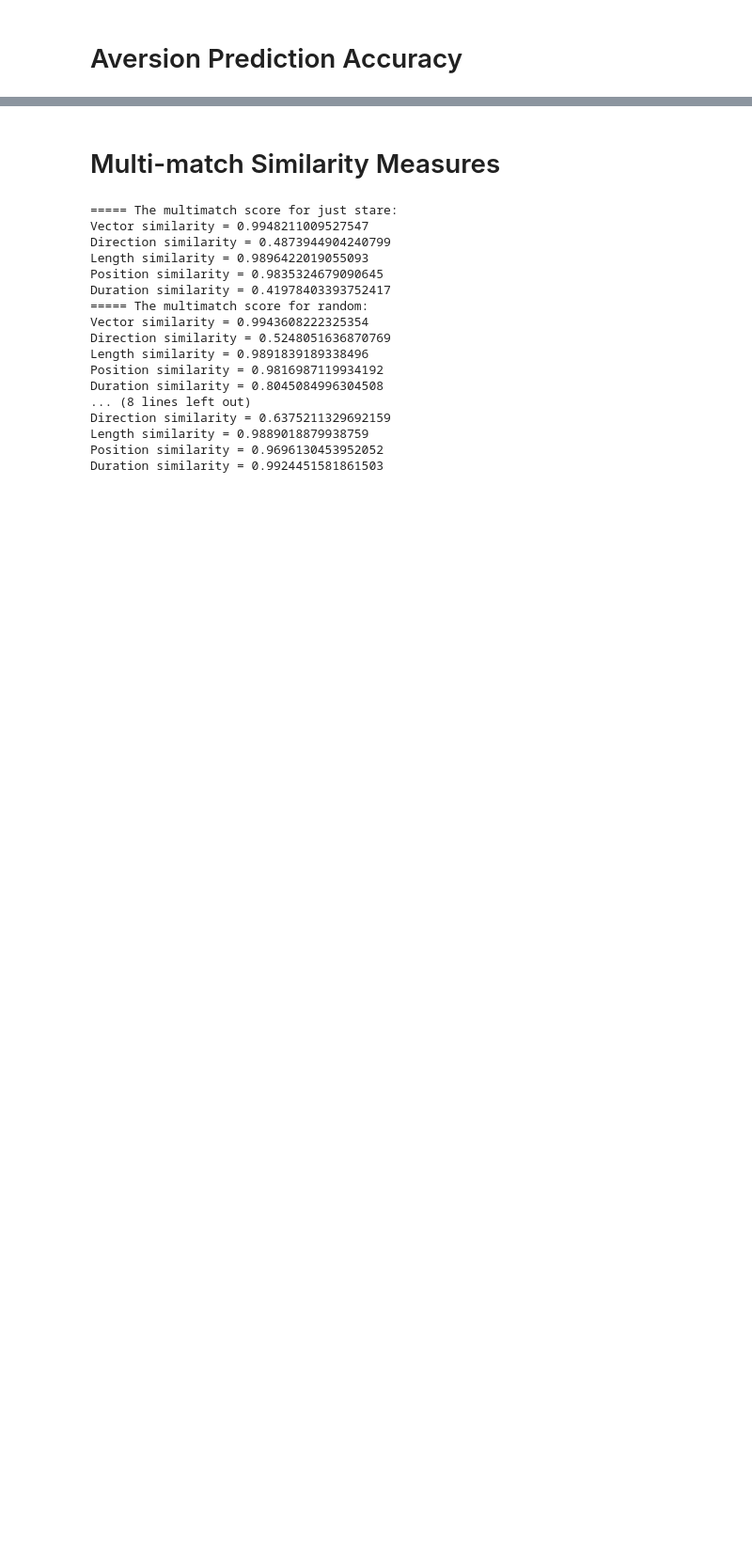
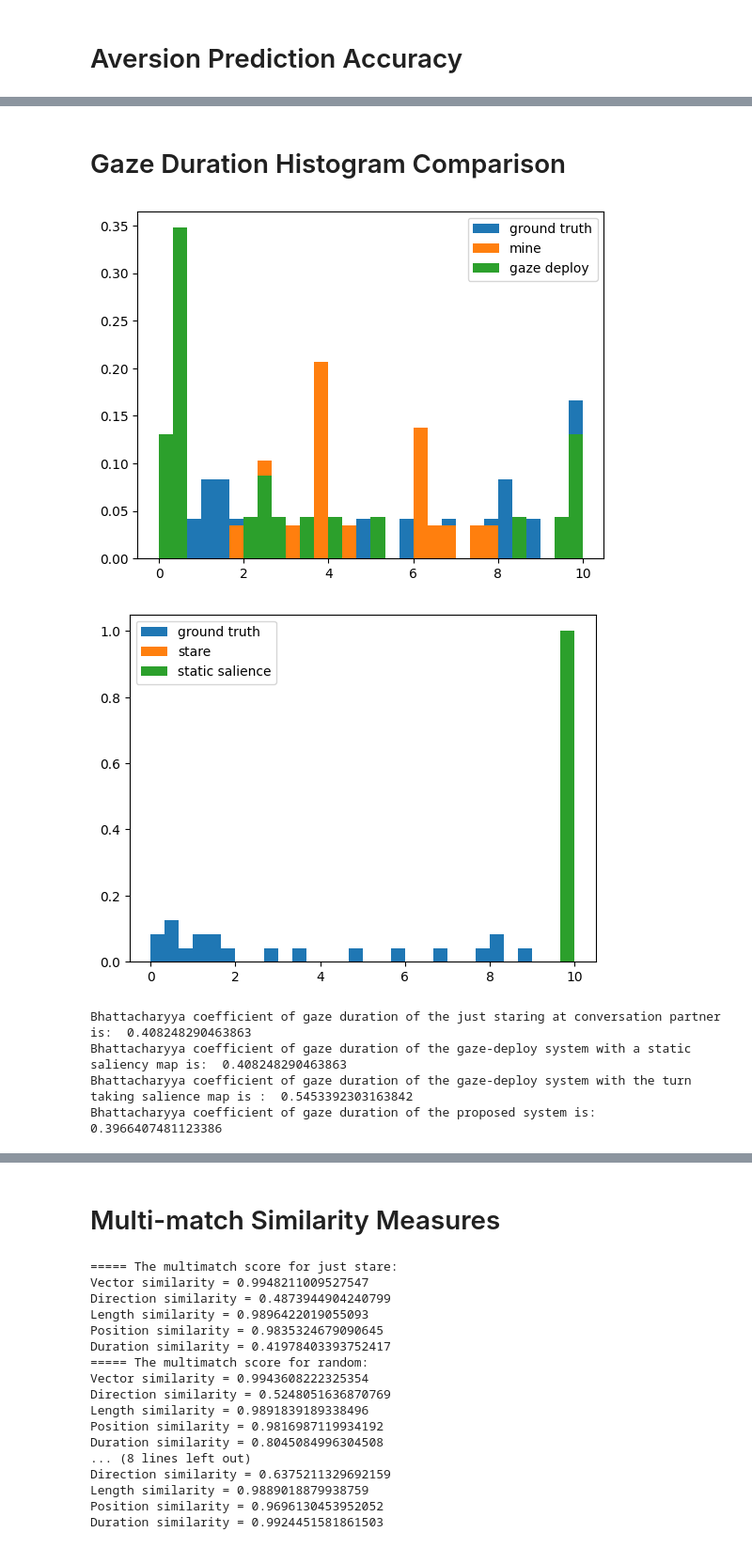
Before and after one commit to EvanSamaa/Gaze_project, a Jupyter notebook: evaluation/naive_evaluation.ipynb, the cells around one changed output, grey strips where cells are left out. Shown at 94% size. Saved outputs shown, nothing was run; the diff lists cells and outputs as text; code cells hidden in the pictures; blank space fills up the shorter version.

```diff
--- a/evaluation/naive_evaluation.ipynb
+++ b/evaluation/naive_evaluation.ipynb
@@ -323,0 +498,2 @@ e
+# %% [markdown]
+# Gaze Duration Histogram Comparison
@@ -323,0 +565,78 @@ e
+# %%
+
+
+# get aligned look-at-point positions
+gt = gt_interp(times)
+method_mine = ek_interp(times)
+method_gd = gp_ek_interp(times)
+method_ss = ss_ek_interp(times)
+method_st = st_ek_interp(times)
+
+# get the cluster centers
+centers = agentScene1.get_all_positions(coordinate_space="local")
+centers = rotation_angles_frome_positions(centers)
+
+# given raw datas, cluster them to the cluster centers as per distance
+gt_fixation = dispersion_filtering(times, gt)
+mine_fixation = dispersion_filtering(times, method_mine)
+gd_fixation = dispersion_filtering(times, method_gd)
+ss_fixation = dispersion_filtering(times, method_ss)
+st_fixation = dispersion_filtering(times, method_st)
+st_fixation = np.concatenate([st_fixation], axis=0)
+
+# clustering the fixation points to get some nice duration information
+gt_fixation = get_fixation_targets(gt_fixation, centers)
+mine_fixation = get_fixation_targets(mine_fixation, centers)
+gd_fixation = get_fixation_targets(gd_fixation, centers)
+ss_fixation = get_fixation_targets(ss_fixation, centers)
+st_fixation = get_fixation_targets(st_fixation, centers)
+
+gt_fixation[:, 1] = np.where(gt_fixation[:, 1] > 10, 10, gt_fixation[:, 1])
+mine_fixation[:, 1] = np.where(mine_fixation[:, 1] > 10, 10, mine_fixation[:, 1])
+gd_fixation[:, 1] = np.where(gd_fixation[:, 1] > 10, 10, gd_fixation[:, 1])
+ss_fixation[:, 1] = np.where(ss_fixation[:, 1] > 10, 10, ss_fixation[:, 1])
+st_fixation[:, 1] = np.where(st_fixation[:, 1] > 10, 10, st_fixation[:, 1])
+
+
+bin_count = 30
+histo_range = [0, max(st_fixation[-1, 1], mine_fixation[-1, 1], gd_fixation[-1, 1], ss_fixation[-1, 1], gt_fixation[-1, 1])]
+
+gt_hist, gt_bins = np.histogram(gt_fixation[:, 1], bins=bin_count, range = histo_range)
+mine_hist, mine_bins = np.histogram(mine_fixation[:, 1], bins=bin_count, range = histo_range)
+gd_hist, gd_bins = np.histogram(gd_fixation[:, 1], bins=bin_count, range = histo_range)
+ss_hist, ss_bins = np.histogram(ss_fixation[:, 1], bins=bin_count, range = histo_range)
+st_hist, st_bins = np.histogram(st_fixation[:, 1], bins=bin_count, range = histo_range)
+
+gt_hist = gt_hist / np.sum(gt_hist)
+mine_hist = mine_hist / np.sum(mine_hist)
+gd_hist = gd_hist / np.sum(gd_hist)
+ss_hist = ss_hist / np.sum(ss_hist)
+st_hist = st_hist / np.sum(st_hist)
+plt.hist(gt_bins[:-1], gt_bins, weights=gt_hist, label="ground truth")
+plt.hist(mine_bins[:-1], mine_bins, weights=mine_hist, label="mine")
+plt.hist(gd_bins[:-1], gd_bins, weights=gd_hist, label="gaze deploy")
+plt.legend()
+plt.show()
+
+plt.hist(gt_bins[:-1], gt_bins, weights=gt_hist, label="ground truth")
+plt.hist(st_bins[:-1], st_bins, weights=st_hist, label="stare")
+plt.hist(ss_bins[:-1], ss_bins, weights=ss_hist, label="static salience")
+plt.legend()
+plt.show()
+
+mine_bc = Bhattacharyya_distance(mine_hist, gt_hist)
+gd_bc = Bhattacharyya_distance(gd_hist, gt_hist)
+ss_bc = Bhattacharyya_distance(ss_hist, gt_hist)
+st_bc = Bhattacharyya_distance(st_hist, gt_hist)
+
+print("Bhattacharyya coefficient of gaze duration of the just staring at conversation partner is: ", st_bc)
+print("Bhattacharyya coefficient of gaze duration of the gaze-deploy system with a static saliency map is: ", ss_bc)
+print("Bhattacharyya coefficient of gaze duration of the gaze-deploy system with the turn taking salience map is : ", gd_bc)
+print("Bhattacharyya coefficient of gaze duration of the proposed system is: ", mine_bc)
+# %% [output]
+[figure, added]
+[figure, added]
+Bhattacharyya coefficient of gaze duration of the just staring at conversation partner is:  0.408248290463863
+Bhattacharyya coefficient of gaze duration of the gaze-deploy system with a static saliency map is:  0.408248290463863
+Bhattacharyya coefficient of gaze duration of the gaze-deploy system with the turn taking salience map is :  0.5453392303163842
+Bhattacharyya coefficient of gaze duration of the proposed system is:  0.3966407481123386
```
Also changed, not shown: parts of 18 cells of this notebook, 5 other files.
